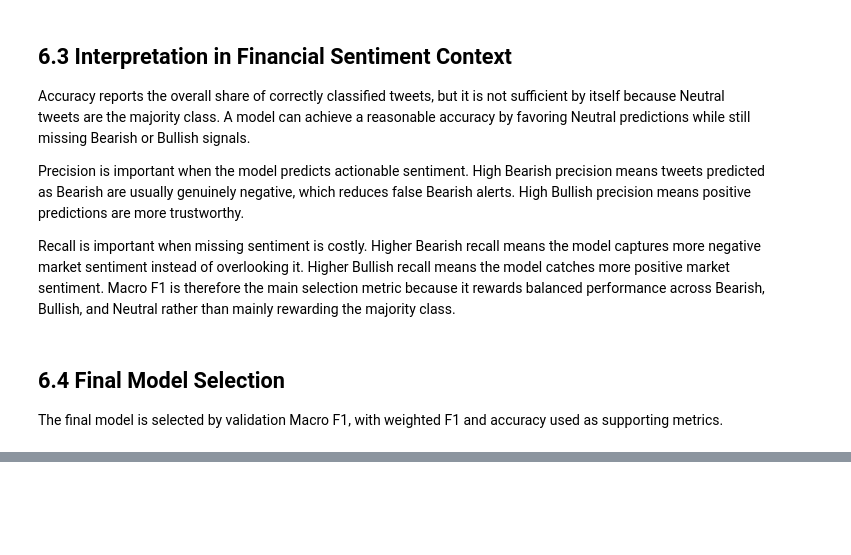
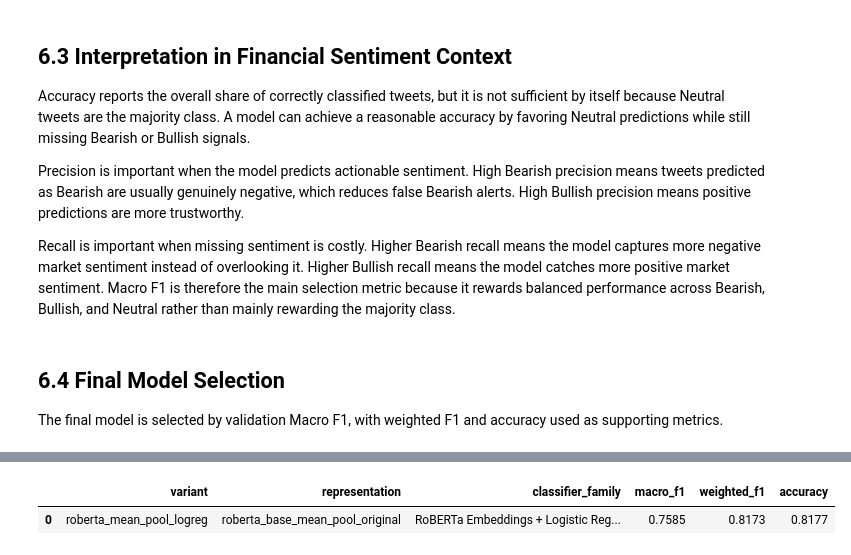
Before and after one commit to alexmr-ds/text_mining_project, a Jupyter notebook: notebooks/workflow.ipynb, the cells around one changed output, grey strips where cells are left out. Saved outputs shown, nothing was run; the diff lists cells and outputs as text; code cells hidden in the pictures; blank space fills up the shorter version.

```diff
--- a/notebooks/workflow.ipynb
+++ b/notebooks/workflow.ipynb
@@ -1453,0 +1584,57 @@ This is the preferred model because it gives the strongest balanced performance
+# %%
+# --- RoBERTa mean-pooled embeddings with Logistic Regression --- #
+ROBERTA_MODEL_NAME = "roberta-base"
+ROBERTA_BATCH_SIZE = 16
+ROBERTA_MAX_LENGTH = 128
+
+X_train_roberta = features.load_or_create_feature_cache(
+    FEATURE_CACHE_DIR / "roberta_base_mean_pool_train.npy",
+    lambda: features.encode_transformer_mean_pool(
+        X_train_feature_original,
+        ROBERTA_MODEL_NAME,
+        batch_size=ROBERTA_BATCH_SIZE,
+        max_length=ROBERTA_MAX_LENGTH,
+        device=EXTRA_CREDIT_DEVICE,
+    ),
+)
+X_val_roberta = features.load_or_create_feature_cache(
+    FEATURE_CACHE_DIR / "roberta_base_mean_pool_val.npy",
+    lambda: features.encode_transformer_mean_pool(
+        X_val_feature_original,
+        ROBERTA_MODEL_NAME,
+        batch_size=ROBERTA_BATCH_SIZE,
+        max_length=ROBERTA_MAX_LENGTH,
+        device=EXTRA_CREDIT_DEVICE,
+    ),
+)
+
+roberta_spec = models.SklearnModelSpec(
+    variant="roberta_mean_pool_logreg",
+    representation="roberta_base_mean_pool_original",
+    classifier_family="RoBERTa Embeddings + Logistic Regression",
+    model=Pipeline(
+        [
+            ("scaler", StandardScaler()),
+            ("classifier", LogisticRegression(max_iter=1000, random_state=73)),
+        ]
+    ),
+)
+
+roberta_row, roberta_report = models.benchmark_sklearn_model(
+    roberta_spec,
+    X_train_roberta,
+    X_val_roberta,
+    y_train,
+    y_val,
+)
+append_extra_credit_result(
+    "RoBERTa + Logistic Regression",
+    "RoBERTa mean-pooled encoder embeddings",
+    roberta_row,
+    roberta_report,
+)
+
+pd.DataFrame([roberta_row]).round(4)
+# %% [output]
+|  | variant | representation | classifier_family | macro_f1 | weighted_f1 | accuracy |
+| 0 | roberta_mean_pool_logreg | roberta_base_mean_pool_original | RoBERTa Embeddings + Logistic Reg... | 0.7585 | 0.8173 | 0.8177 |
```
Also changed, not shown: parts of 20 cells of this notebook, 7 other files.
